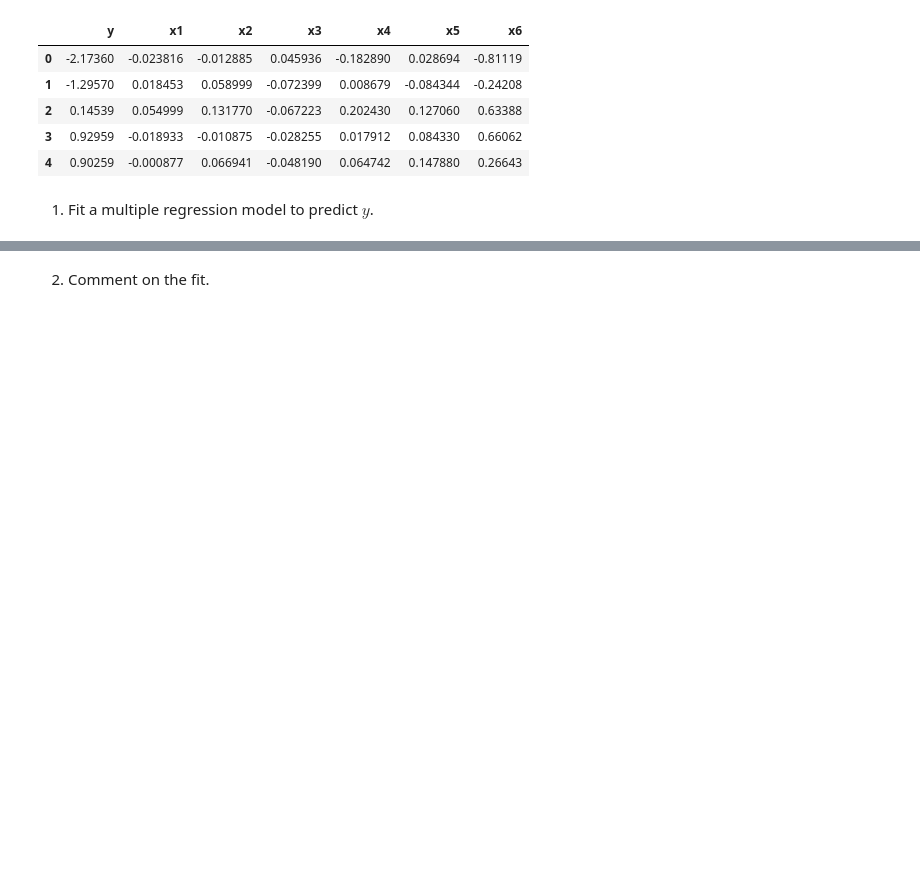
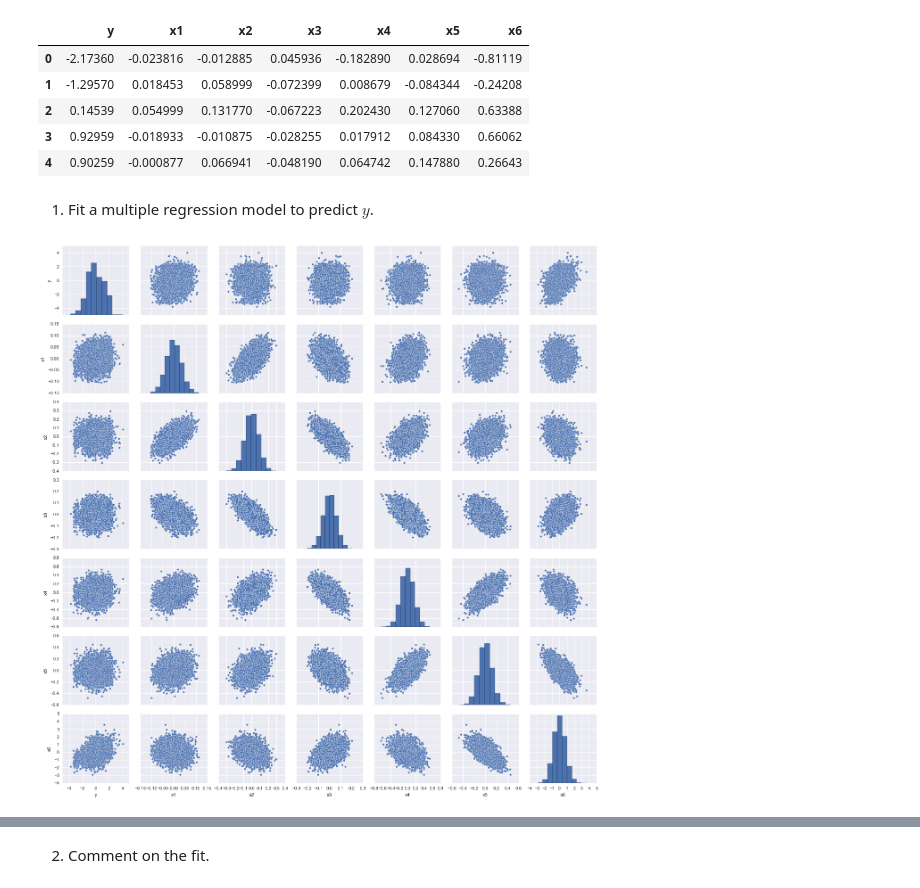
Before and after one commit to vsquared10/DSCI6002-student, a Jupyter notebook: week6/6-3_MultReg2/DSCI6002-6.3-RAT-Copy1.ipynb, the cells around one changed output, grey strips where cells are left out. Saved outputs shown, nothing was run; the diff lists cells and outputs as text; code cells hidden in the pictures; blank space fills up the shorter version.

```diff
--- a/week6/6-3_MultReg2/DSCI6002-6.3-RAT-Copy1.ipynb
+++ b/week6/6-3_MultReg2/DSCI6002-6.3-RAT-Copy1.ipynb
@@ -26,3 +28,8 @@ homer.head()
+# %%
+# t = homer[['x1', 'x2', 'x3', 'x4', 'x5', 'x6']]
+sns.pairplot(homer);
+# %% [output]
+[figure, added]
 # %%
 X = homer[['x1', 'x2', 'x3', 'x4', 'x5', 'x6']]
 X = sm.add_constant(X)
```
Also changed, not shown: parts of 7 cells of this notebook, 1 other file.
